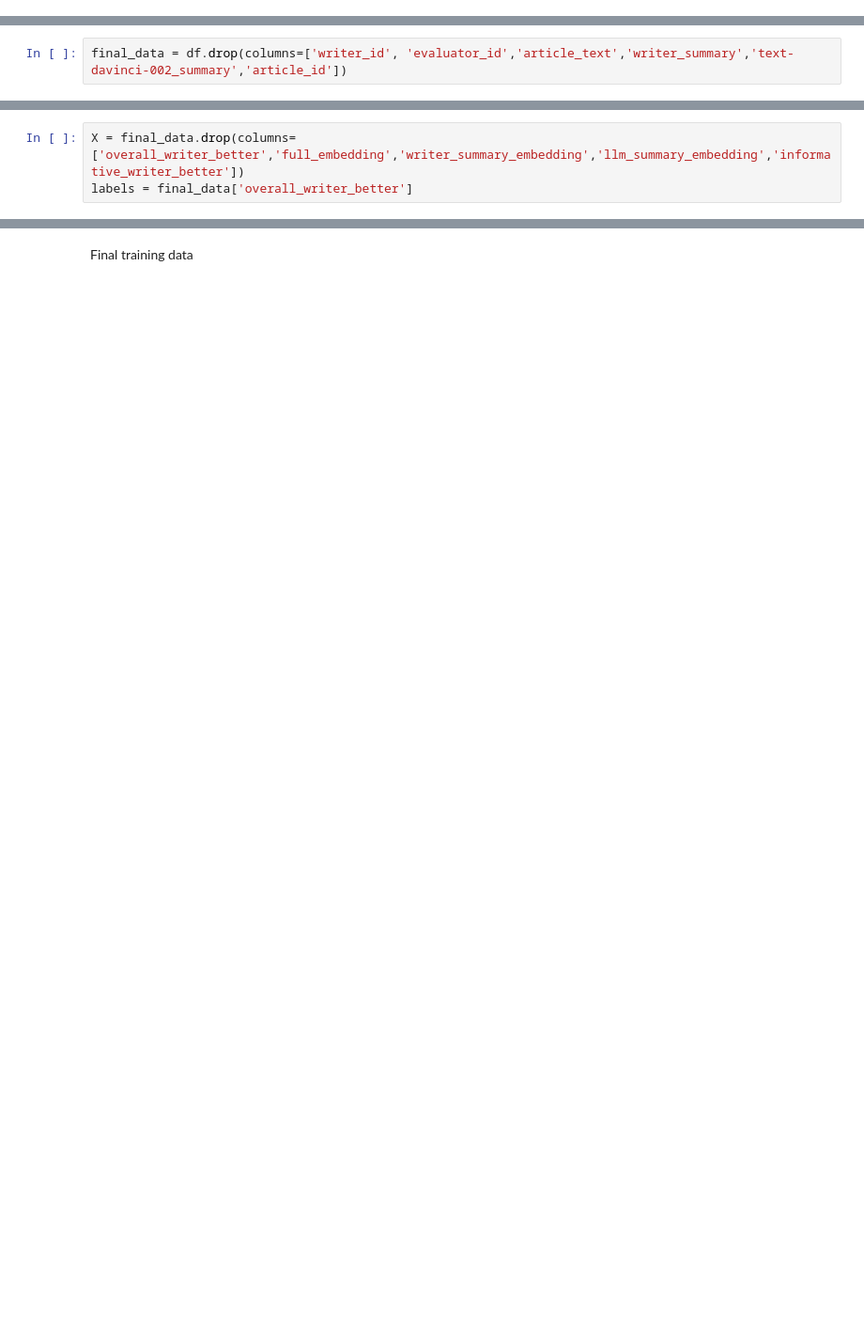
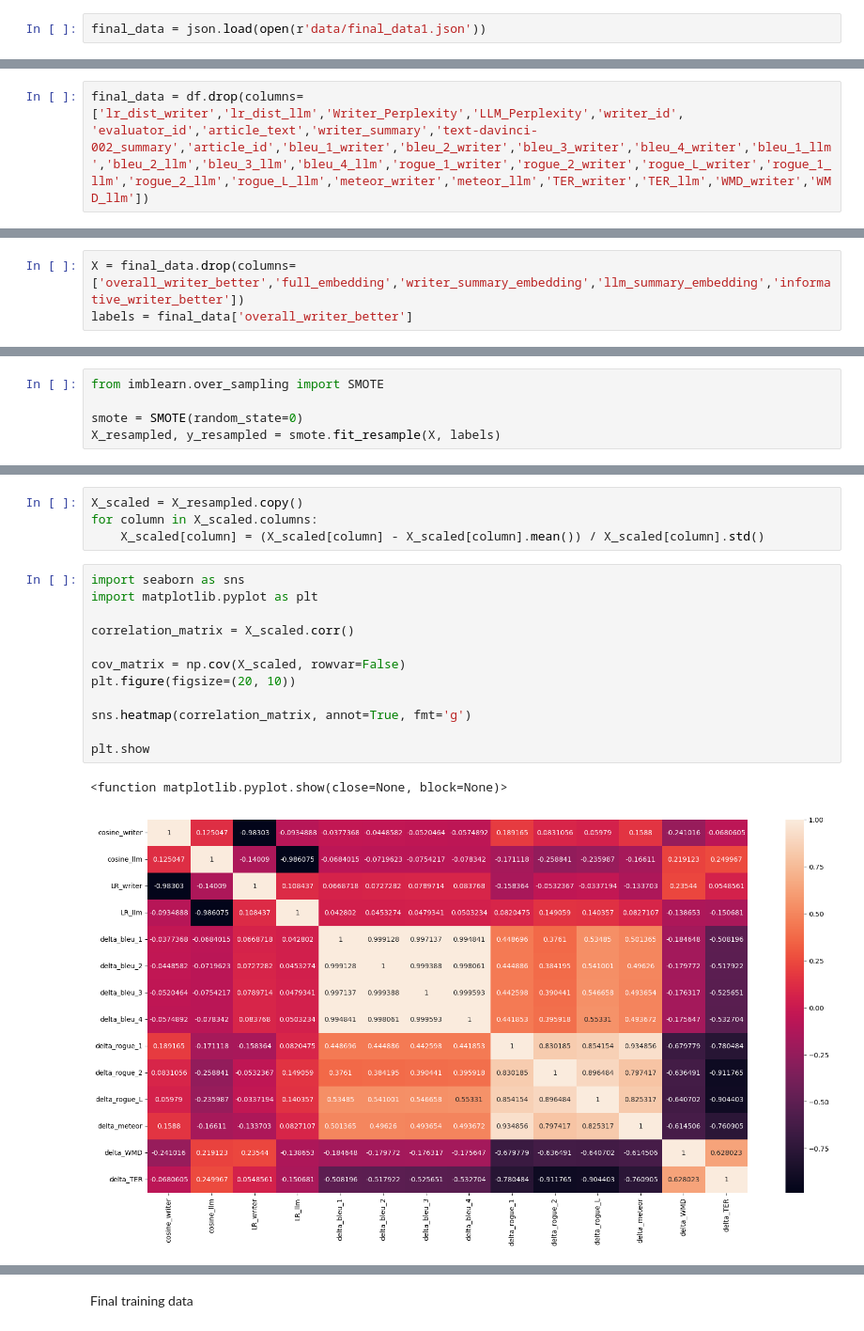
Before and after one commit to SamLee-dedeboy/Awesum, a Jupyter notebook: preprocess/experiments/Models_test.ipynb, the cells around one changed output, grey strips where cells are left out. Shown at 94% size. Drawn from its saved outputs; the diff is of its cells as text; blank space fills up the shorter version.

```diff
--- a/preprocess/experiments/Models_test.ipynb
+++ b/preprocess/experiments/Models_test.ipynb
@@ -309,3 +322,5 @@ final_data = json.load(open(r'data/final_data.json'))
+# %%
+final_data = json.load(open(r'data/final_data1.json'))
 # %%
 df = pd.DataFrame(final_data)
 # %% [markdown]
@@ -329,2 +345,2 @@ df
 # %%
-final_data = df.drop(columns=['writer_id', 'evaluator_id','article_text','writer_summary','text-davinci-002_summary','article_id'])
+final_data = df.drop(columns=['lr_dist_writer','lr_dist_llm','Writer_Perplexity','LLM_Perplexity','writer_id', 'evaluator_id','article_text','writer_summary','text-davinci-002_summary','article_id','bleu_1_writer','bleu_2_writer','bleu_3_writer','bleu_4_writer','bleu_1_llm','bleu_2_llm','bleu_3_llm','bleu_4_llm','rogue_1_writer','rogue_2_writer','rogue_L_writer','rogue_1_llm','rogue_2_llm','rogue_L_llm','meteor_writer','meteor_llm','TER_writer','TER_llm','WMD_writer','WMD_llm'])
@@ -341,0 +395,5 @@ labels = final_data['overall_writer_better']
+# %%
+from imblearn.over_sampling import SMOTE
+
+smote = SMOTE(random_state=0)
+X_resampled, y_resampled = smote.fit_resample(X, labels)
@@ -342 +410,20 @@ labels = final_data['overall_writer_better']
+# %%
+X_scaled = X_resampled.copy()
+for column in X_scaled.columns:
+    X_scaled[column] = (X_scaled[column] - X_scaled[column].mean()) / X_scaled[column].std()
+# %%
+import seaborn as sns
+import matplotlib.pyplot as plt
+
+correlation_matrix = X_scaled.corr()
+
+cov_matrix = np.cov(X_scaled, rowvar=False)
+plt.figure(figsize=(20, 10))
+
+sns.heatmap(correlation_matrix, annot=True, fmt='g')
+
+plt.show
+# %% [output]
+<function matplotlib.pyplot.show(close=None, block=None)>
+[figure, added]
 # %%
```
Also changed, not shown: parts of 27 cells of this notebook.
